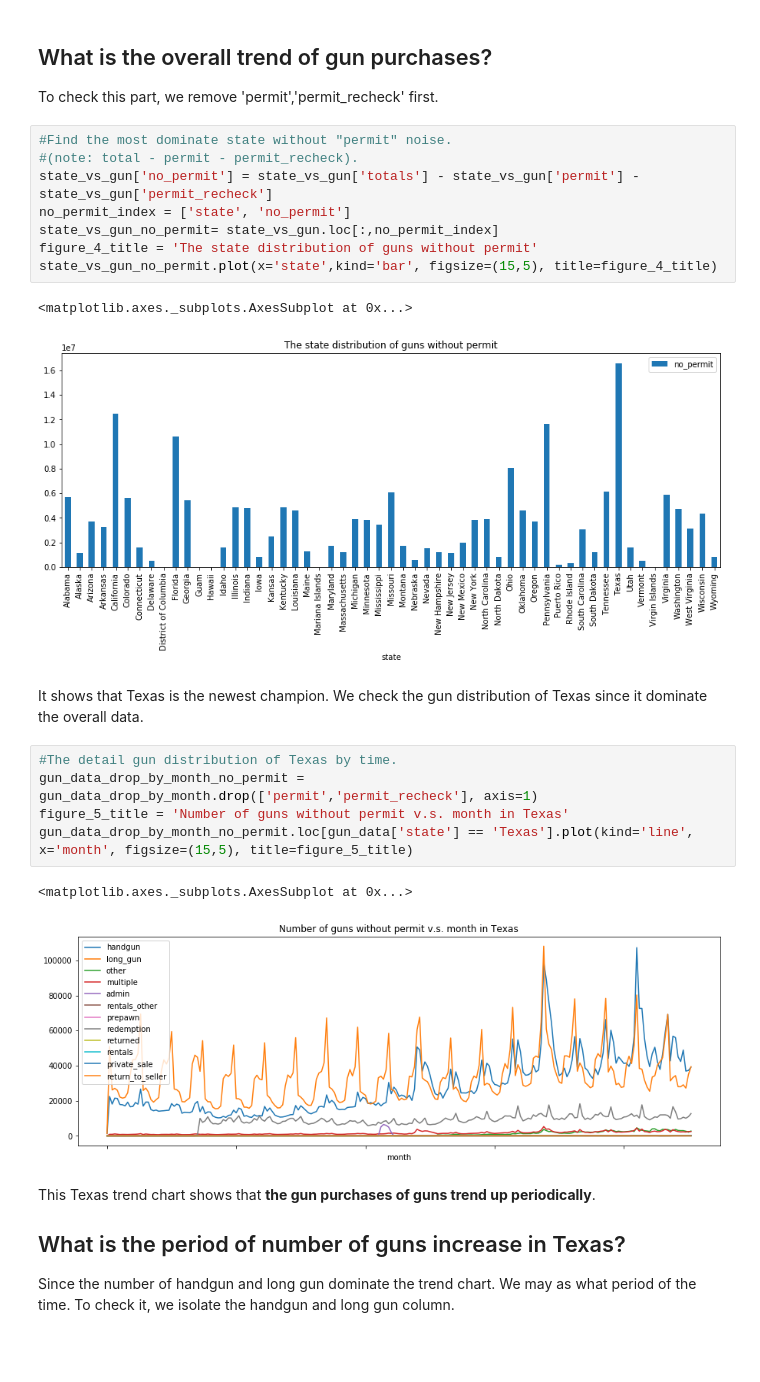
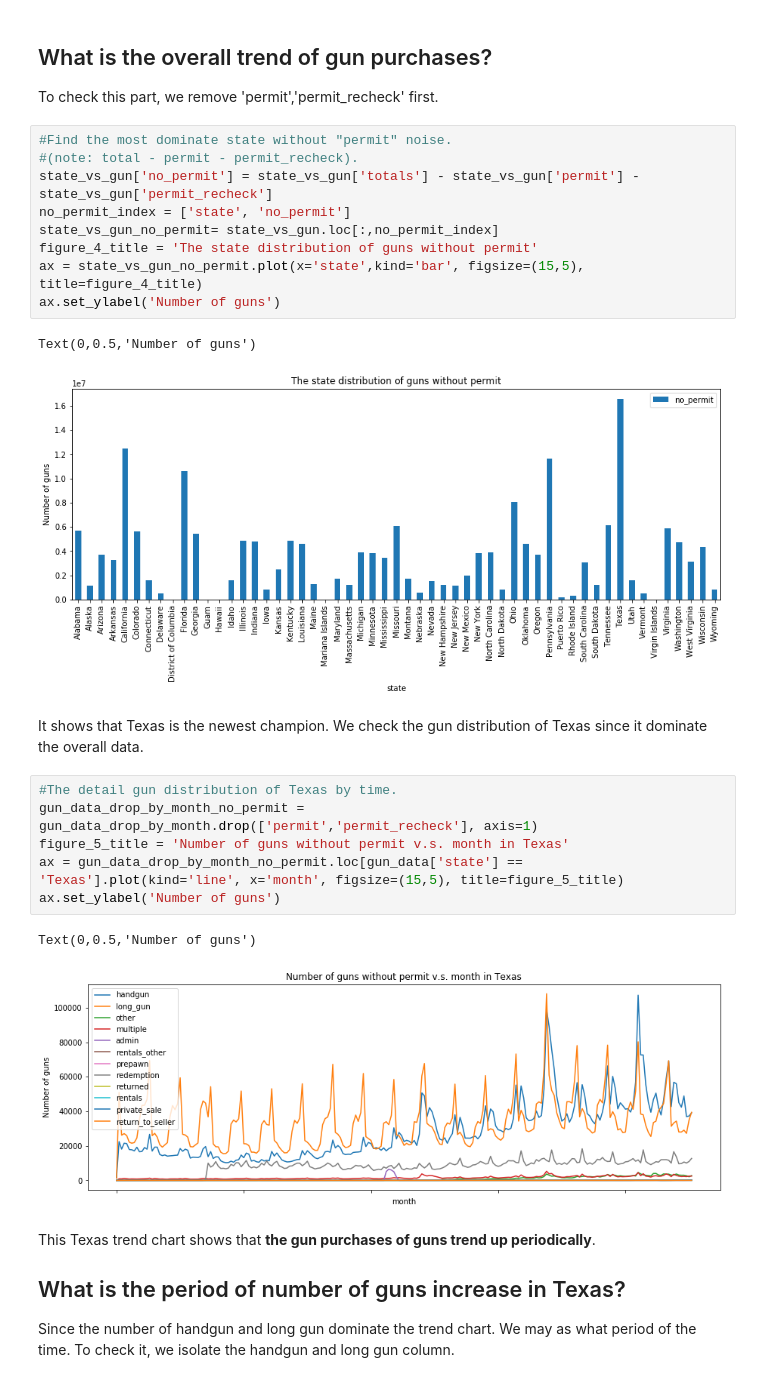
Before and after one commit to xchwan/FBI_Gun_Data_Analysis, a Jupyter notebook: Data_Analysis_Project_gun_data.ipynb, the cells around one changed output. Saved outputs shown, nothing was run; the diff lists cells and outputs as text; blank space fills up the shorter version.

```diff
--- a/Data_Analysis_Project_gun_data.ipynb
+++ b/Data_Analysis_Project_gun_data.ipynb
@@ -177,24 +180,26 @@ To check this part, we remove 'permit','permit_recheck' first.
 # %%
 #Find the most dominate state without "permit" noise.
 #(note: total - permit - permit_recheck).
 state_vs_gun['no_permit'] = state_vs_gun['totals'] - state_vs_gun['permit'] - state_vs_gun['permit_recheck']
 no_permit_index = ['state', 'no_permit']
 state_vs_gun_no_permit= state_vs_gun.loc[:,no_permit_index]
 figure_4_title = 'The state distribution of guns without permit'
-state_vs_gun_no_permit.plot(x='state',kind='bar', figsize=(15,5), title=figure_4_title)
+ax = state_vs_gun_no_permit.plot(x='state',kind='bar', figsize=(15,5), title=figure_4_title)
+ax.set_ylabel('Number of guns')
 # %% [output]
-<matplotlib.axes._subplots.AxesSubplot at 0x...>
+Text(0,0.5,'Number of guns')
-[figure, old version]
+[figure, new version]
 # %% [markdown]
 It shows that Texas is the newest champion. We check the gun distribution of Texas since it dominate the overall data.
 # %%
 #The detail gun distribution of Texas by time.
 gun_data_drop_by_month_no_permit = gun_data_drop_by_month.drop(['permit','permit_recheck'], axis=1)
 figure_5_title = 'Number of guns without permit v.s. month in Texas'
-gun_data_drop_by_month_no_permit.loc[gun_data['state'] == 'Texas'].plot(kind='line', x='month', figsize=(15,5), title=figure_5_title)
+ax = gun_data_drop_by_month_no_permit.loc[gun_data['state'] == 'Texas'].plot(kind='line', x='month', figsize=(15,5), title=figure_5_title)
+ax.set_ylabel('Number of guns')
 # %% [output]
-<matplotlib.axes._subplots.AxesSubplot at 0x...>
+Text(0,0.5,'Number of guns')
-[figure, old version]
+[figure, new version]
 # %% [markdown]
 This Texas trend chart shows that **the gun purchases of guns trend up periodically**.
 ## What is the period of number of guns increase in Texas?
```
Also changed, not shown: parts of 12 cells of this notebook.
